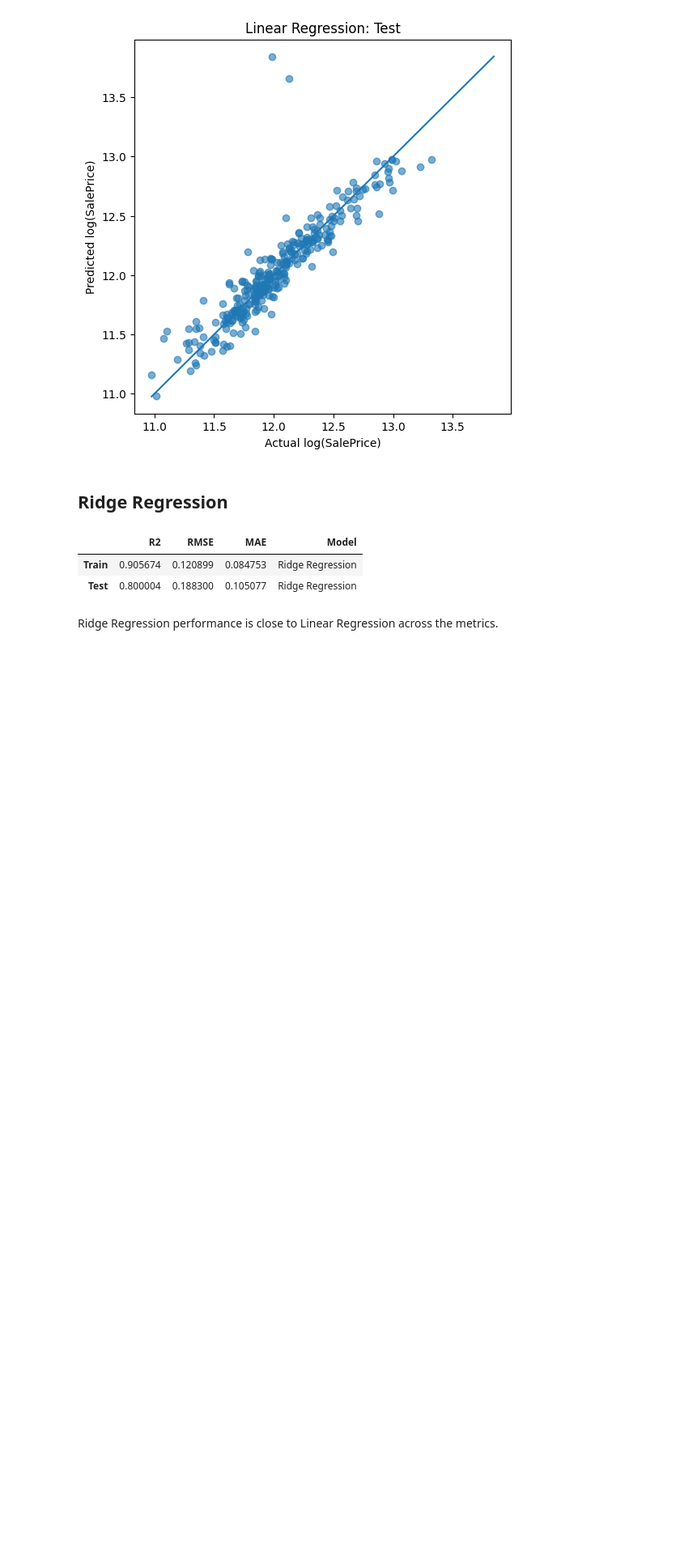
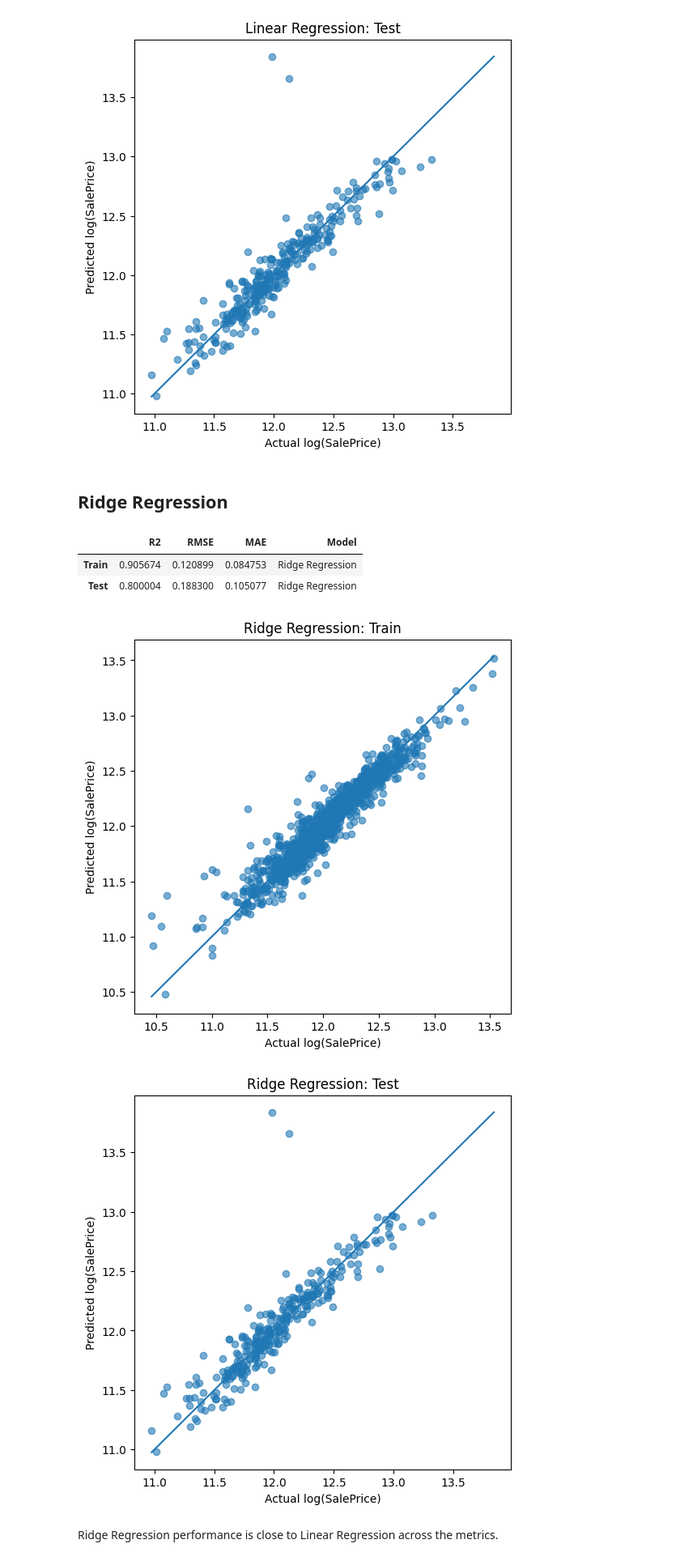
Before and after one commit to hisarciklilar/heritage-housing-issues, a Jupyter notebook: jupyter_notebooks/05_Modeling_and_ML_Pipeline.ipynb, the cells around one changed output. Shown at 81% size. Drawn from its saved outputs; the diff is of its cells as text; code cells hidden in the pictures; blank space fills up the shorter version.

```diff
--- a/jupyter_notebooks/05_Modeling_and_ML_Pipeline.ipynb
+++ b/jupyter_notebooks/05_Modeling_and_ML_Pipeline.ipynb
@@ -474,5 +483,11 @@ ridge_results
 |  | R2 | RMSE | MAE | Model |
 | Train | 0.905674 | 0.120899 | 0.084753 | Ridge Regression |
 | Test | 0.800004 | 0.188300 | 0.105077 | Ridge Regression |
+# %%
+plot_actual_vs_predicted(y_train, ridge_pred_train, "Ridge Regression: Train")
+plot_actual_vs_predicted(y_test, ridge_pred_test, "Ridge Regression: Test")
+# %% [output]
+[figure, added]
+[figure, added]
 # %% [markdown]
 Ridge Regression performance is close to Linear Regression across the metrics.
```
Also changed, not shown: parts of 18 cells of this notebook.
